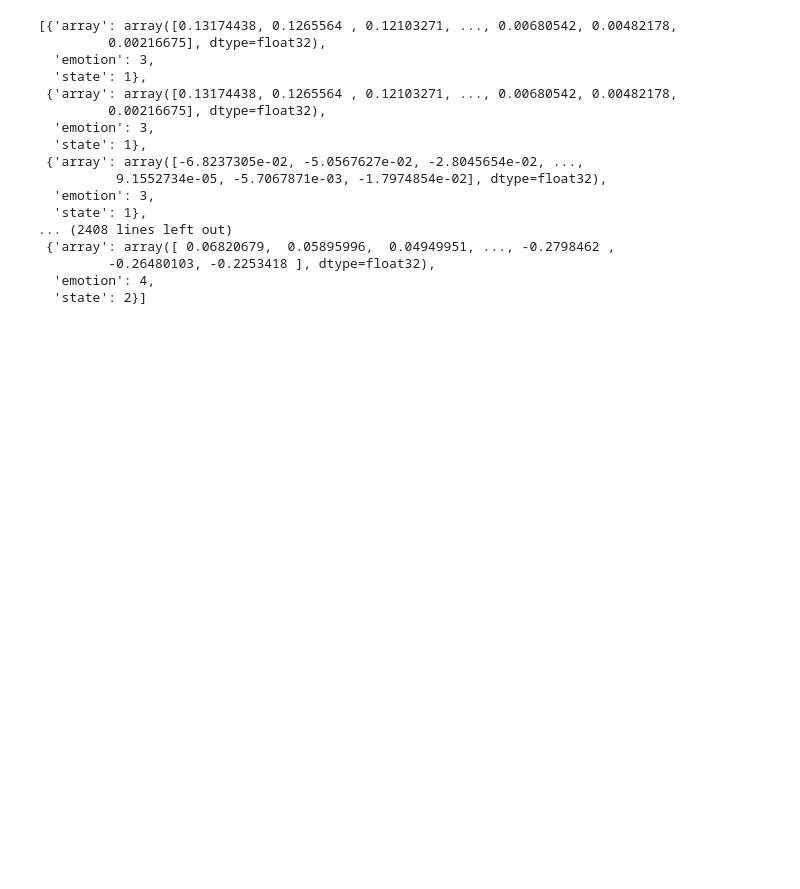
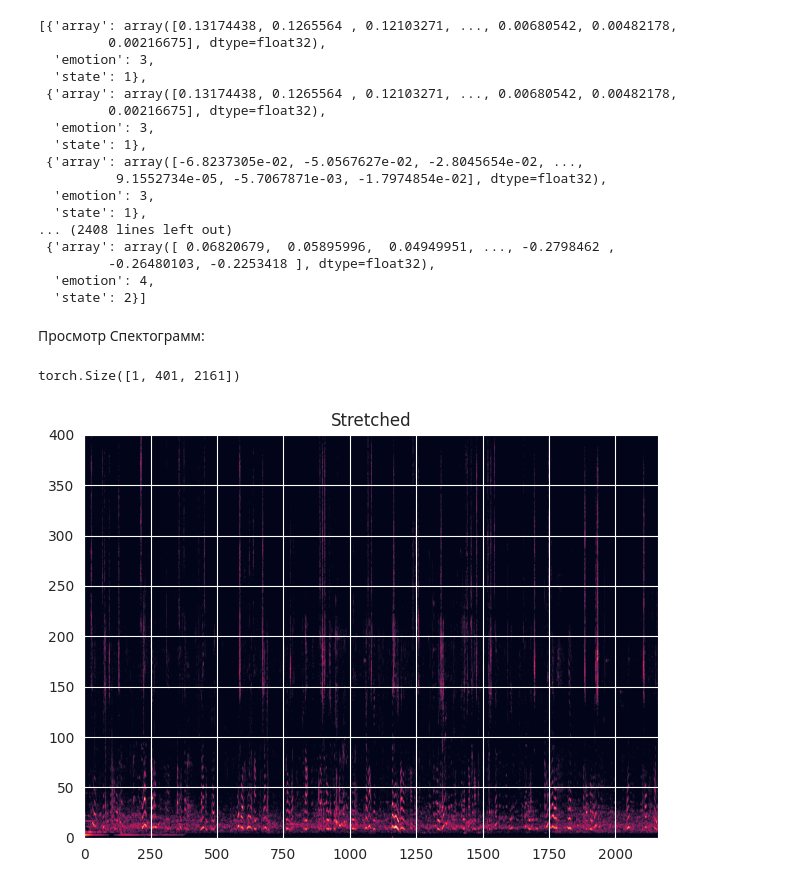
Before and after one commit to 2Maze/emotions-classify, a Jupyter notebook: notebooks/test.ipynb, the cells around one changed output. Cells and saved outputs as stored; diff of their text form; code cells hidden in the pictures; blank space fills up the shorter version.

```diff
--- a/notebooks/test.ipynb
+++ b/notebooks/test.ipynb
@@ -366,3 +374,5 @@ class FocalLoss(nn.Module):
         pt = torch.exp(-ce_loss)
         loss = (self.alpha[targets] * (1 - pt) ** self.gamma * ce_loss).mean()
         return loss
+# %% [markdown]
+Просмотр Спектограмм:
@@ -368,0 +390,23 @@ class FocalLoss(nn.Module):
+# %%
+
+
+waveform, sample_rate = torchaudio.load(join(ROOT_DIR, "data", "dataset", "3_0.wav"), normalize=True)
+transform = torchaudio.transforms.Spectrogram(n_fft=800)
+spectrogram = transform(waveform)
+
+print(spectrogram.size())
+
+def plot():
+    def plot_spec(ax, spec, title):
+        ax.set_title(title)
+        ax.imshow(librosa.amplitude_to_db(spec), origin="lower", aspect="auto")
+
+    fig, axes = plt.subplots(1, 1, sharex=True, sharey=True)
+    plot_spec(axes, torch.abs(spectrogram).view(401, -1), title="Stretched")
+    # plot_spec(axes[1], torch.abs(spec[0]), title="Original")
+    # plot_spec(axes[2], torch.abs(spec_09[0]), title="Stretched x0.9")
+    fig.tight_layout()
+plot()
+# %% [output]
+torch.Size([1, 401, 2161])
+[figure, added]
```
Also changed, not shown: parts of 6 cells of this notebook, 10 other files.
